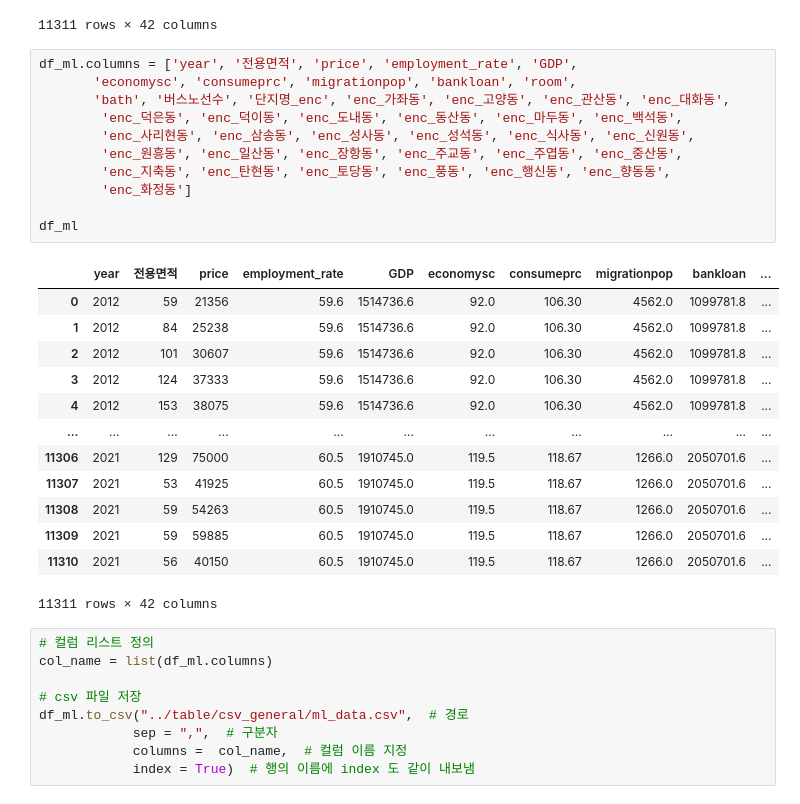
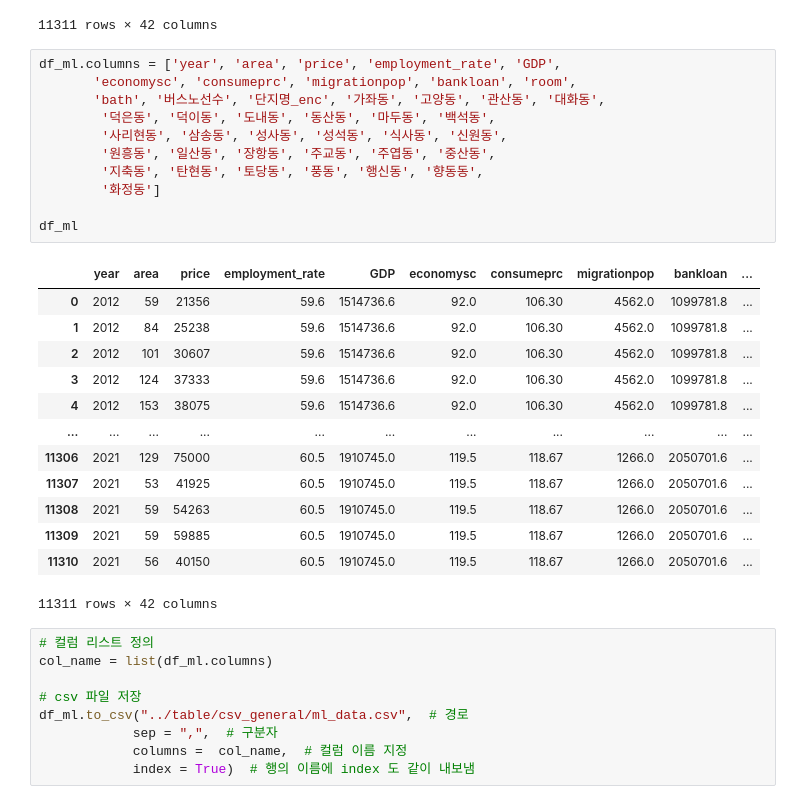
Before and after one commit to ZDRSJ/DA, a Jupyter notebook: EDA_code_file/ML_data.ipynb, the cells around one changed output. Drawn from its saved outputs; the diff is of its cells as text.

```diff
--- a/EDA_code_file/ML_data.ipynb
+++ b/EDA_code_file/ML_data.ipynb
@@ -296,31 +296,31 @@ df_ml
 | 11309 | 2021 | 59 | 59885 | 60.5 | 1910745.0 | 119.5 | 118.67 | 1266.0 | ... |
 | 11310 | 2021 | 56 | 40150 | 60.5 | 1910745.0 | 119.5 | 118.67 | 1266.0 | ... |
 11311 rows × 42 columns
-# %%
-df_ml.columns = ['year', '전용면적', 'price', 'employment_rate', 'GDP',
-       'economysc', 'consumeprc', 'migrationpop', 'bankloan', 'room',
-       'bath', '버스노선수', '단지명_enc', 'enc_가좌동', 'enc_고양동', 'enc_관산동', 'enc_대화동',
-        'enc_덕은동', 'enc_덕이동', 'enc_도내동', 'enc_동산동', 'enc_마두동', 'enc_백석동',
-        'enc_사리현동', 'enc_삼송동', 'enc_성사동', 'enc_성석동', 'enc_식사동', 'enc_신원동',
-        'enc_원흥동', 'enc_일산동', 'enc_장항동', 'enc_주교동', 'enc_주엽동', 'enc_중산동',
-        'enc_지축동', 'enc_탄현동', 'enc_토당동', 'enc_풍동', 'enc_행신동', 'enc_향동동',
-        'enc_화정동']
-
-df_ml
-# %% [output]
-|  | year | 전용면적 | price | employment_rate | GDP | economysc | consumeprc | migrationpop | bankloan | ... |
-| 0 | 2012 | 59 | 21356 | 59.6 | 1514736.6 | 92.0 | 106.30 | 4562.0 | 1099781.8 | ... |
-| 1 | 2012 | 84 | 25238 | 59.6 | 1514736.6 | 92.0 | 106.30 | 4562.0 | 1099781.8 | ... |
-| 2 | 2012 | 101 | 30607 | 59.6 | 1514736.6 | 92.0 | 106.30 | 4562.0 | 1099781.8 | ... |
-| 3 | 2012 | 124 | 37333 | 59.6 | 1514736.6 | 92.0 | 106.30 | 4562.0 | 1099781.8 | ... |
-| 4 | 2012 | 153 | 38075 | 59.6 | 1514736.6 | 92.0 | 106.30 | 4562.0 | 1099781.8 | ... |
-| ... | ... | ... | ... | ... | ... | ... | ... | ... | ... | ... |
-| 11306 | 2021 | 129 | 75000 | 60.5 | 1910745.0 | 119.5 | 118.67 | 1266.0 | 2050701.6 | ... |
-| 11307 | 2021 | 53 | 41925 | 60.5 | 1910745.0 | 119.5 | 118.67 | 1266.0 | 2050701.6 | ... |
-| 11308 | 2021 | 59 | 54263 | 60.5 | 1910745.0 | 119.5 | 118.67 | 1266.0 | 2050701.6 | ... |
-| 11309 | 2021 | 59 | 59885 | 60.5 | 1910745.0 | 119.5 | 118.67 | 1266.0 | 2050701.6 | ... |
-| 11310 | 2021 | 56 | 40150 | 60.5 | 1910745.0 | 119.5 | 118.67 | 1266.0 | 2050701.6 | ... |
-11311 rows × 42 columns
+# %%
+df_ml.columns = ['year', 'area', 'price', 'employment_rate', 'GDP',
+       'economysc', 'consumeprc', 'migrationpop', 'bankloan', 'room',
+       'bath', '버스노선수', '단지명_enc', '가좌동', '고양동', '관산동', '대화동',
+        '덕은동', '덕이동', '도내동', '동산동', '마두동', '백석동',
+        '사리현동', '삼송동', '성사동', '성석동', '식사동', '신원동',
+        '원흥동', '일산동', '장항동', '주교동', '주엽동', '중산동',
+        '지축동', '탄현동', '토당동', '풍동', '행신동', '향동동',
+        '화정동']
+
+df_ml
+# %% [output]
+|  | year | area | price | employment_rate | GDP | economysc | consumeprc | migrationpop | bankloan | ... |
+| 0 | 2012 | 59 | 21356 | 59.6 | 1514736.6 | 92.0 | 106.30 | 4562.0 | 1099781.8 | ... |
+| 1 | 2012 | 84 | 25238 | 59.6 | 1514736.6 | 92.0 | 106.30 | 4562.0 | 1099781.8 | ... |
+| 2 | 2012 | 101 | 30607 | 59.6 | 1514736.6 | 92.0 | 106.30 | 4562.0 | 1099781.8 | ... |
+| 3 | 2012 | 124 | 37333 | 59.6 | 1514736.6 | 92.0 | 106.30 | 4562.0 | 1099781.8 | ... |
+| 4 | 2012 | 153 | 38075 | 59.6 | 1514736.6 | 92.0 | 106.30 | 4562.0 | 1099781.8 | ... |
+| ... | ... | ... | ... | ... | ... | ... | ... | ... | ... | ... |
+| 11306 | 2021 | 129 | 75000 | 60.5 | 1910745.0 | 119.5 | 118.67 | 1266.0 | 2050701.6 | ... |
+| 11307 | 2021 | 53 | 41925 | 60.5 | 1910745.0 | 119.5 | 118.67 | 1266.0 | 2050701.6 | ... |
+| 11308 | 2021 | 59 | 54263 | 60.5 | 1910745.0 | 119.5 | 118.67 | 1266.0 | 2050701.6 | ... |
+| 11309 | 2021 | 59 | 59885 | 60.5 | 1910745.0 | 119.5 | 118.67 | 1266.0 | 2050701.6 | ... |
+| 11310 | 2021 | 56 | 40150 | 60.5 | 1910745.0 | 119.5 | 118.67 | 1266.0 | 2050701.6 | ... |
+11311 rows × 42 columns
 # %%
 # 컬럼 리스트 정의
 col_name = list(df_ml.columns)
```
Also changed, not shown: parts of 2 cells of this notebook, 1 other file.
